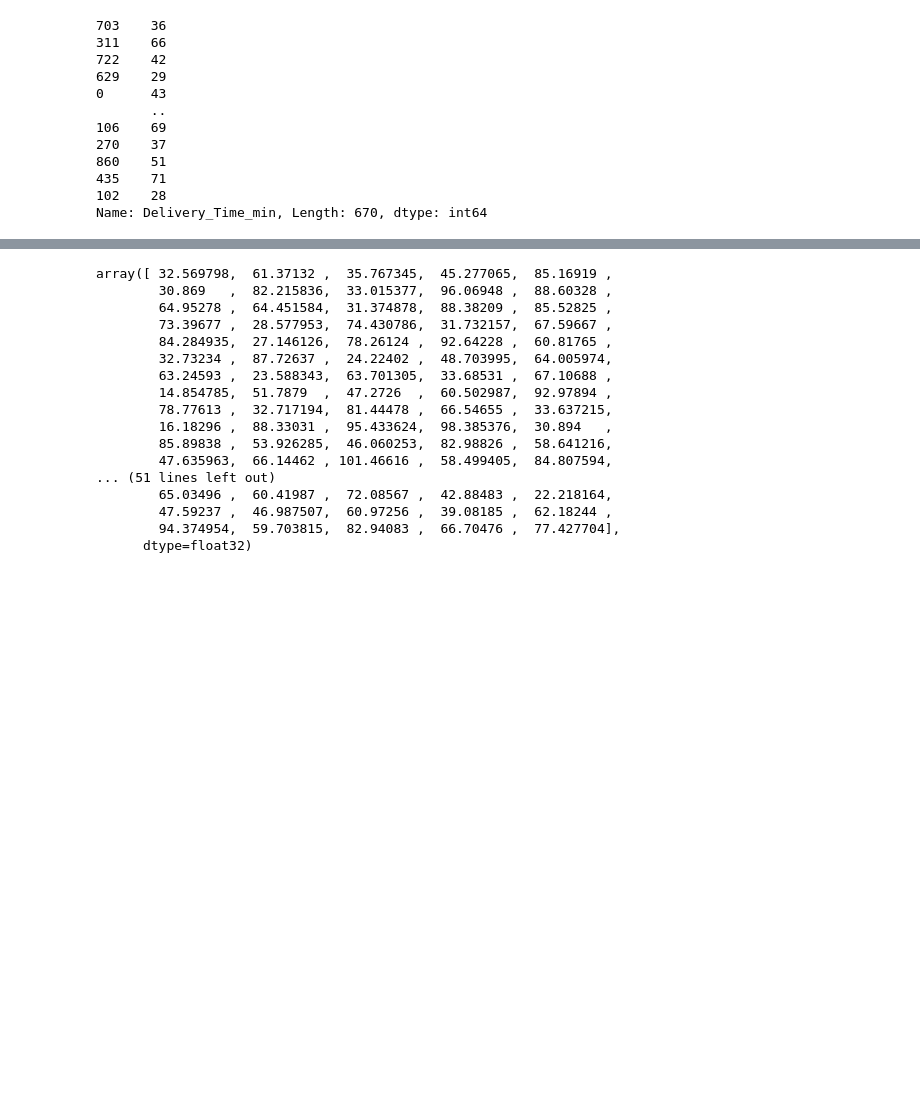
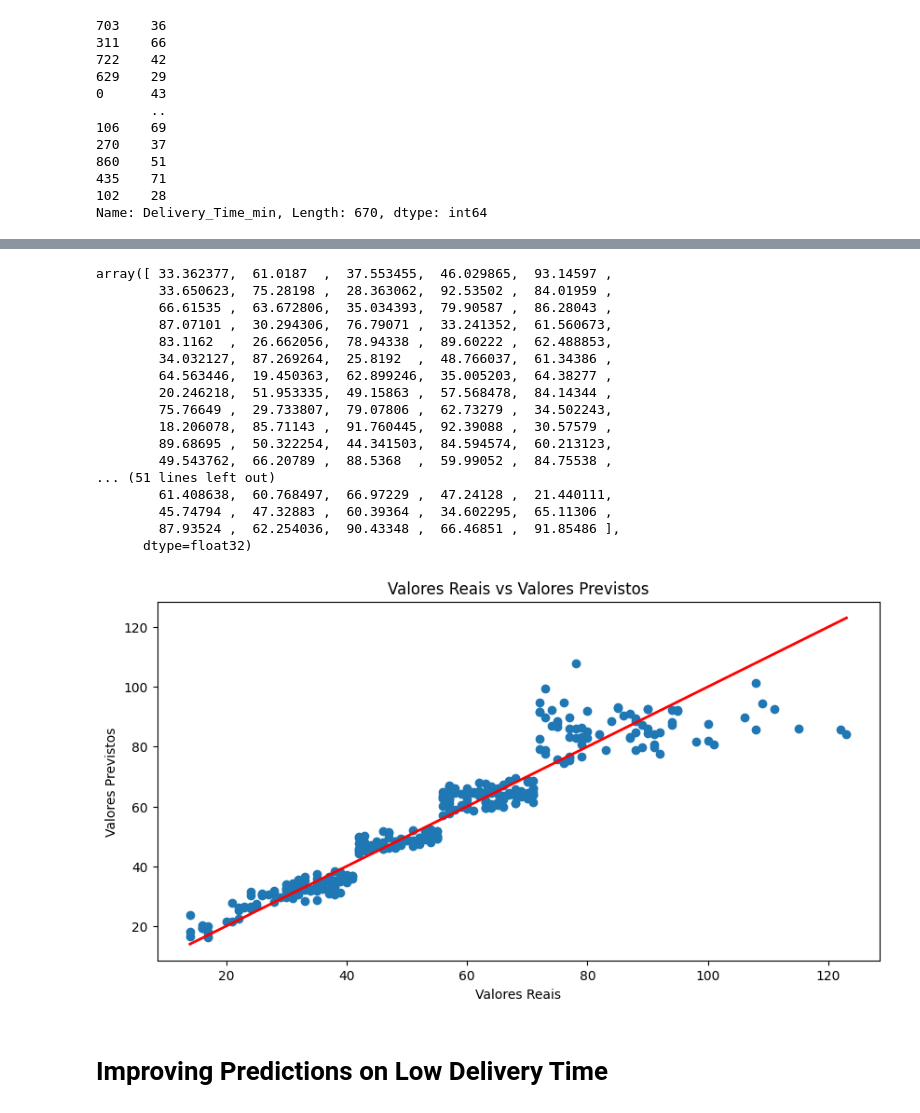
Before and after one commit to gustavofurini/data-science-projects, a Jupyter notebook: food-delivery-time-prediction/main.ipynb, the cells around one changed output, grey strips where cells are left out. Cells and saved outputs as stored; diff of their text form; code cells hidden in the pictures; blank space fills up the shorter version.

```diff
--- a/food-delivery-time-prediction/main.ipynb
+++ b/food-delivery-time-prediction/main.ipynb
@@ -212,4 +301,19 @@ y_train
 102    28
 Name: Delivery_Time_min, Length: 670, dtype: int64
 # %%
-model = xgb.XGBRegressor(objective='reg:squarederror', random_state=42)
+model = xgb.XGBRegressor(random_state=42)
+# %%
+# Search best params
+param_grid = {
+    'n_estimators': [100, 300, 500],
+    'max_depth': [3, 5, 7, 10],
+    'learning_rate': [0.01, 0.05, 0.1, 0.3],
+    'subsample': [0.6, 0.8, 1],
+    'colsample_bytree': [0.6, 0.8, 1],
+    'gamma': [0, 0.1, 0.2],
+}
+
+search = RandomizedSearchCV(model, param_grid, n_iter=30, cv=5, scoring='neg_mean_absolute_error', n_jobs=-1)
+search.fit(x_train, y_train)
+best_model = search.best_estimator_
+best_model
@@ -216,4 +332,4 @@ model = xgb.XGBRegressor(objective='reg:squarederror', random_state=42)
 # %%
-model.fit(x_train, y_train)
+best_model.fit(x_train, y_train)
 # %% [output]
 XGBRegressor(base_score=None, booster=None, callbacks=None,
@@ -247,21 +368,33 @@ Raiz Mean Squared Error: 8.33
 # %%
-predictions = model.predict(x_test)
+predictions = best_model.predict(x_test)
 predictions
 # %% [output]
-array([ 32.569798,  61.37132 ,  35.767345,  45.277065,  85.16919 ,
-        30.869   ,  82.215836,  33.015377,  96.06948 ,  88.60328 ,
-        64.95278 ,  64.451584,  31.374878,  88.38209 ,  85.52825 ,
-        73.39677 ,  28.577953,  74.430786,  31.732157,  67.59667 ,
-        84.284935,  27.146126,  78.26124 ,  92.64228 ,  60.81765 ,
-        32.73234 ,  87.72637 ,  24.22402 ,  48.703995,  64.005974,
-        63.24593 ,  23.588343,  63.701305,  33.68531 ,  67.10688 ,
-        14.854785,  51.7879  ,  47.2726  ,  60.502987,  92.97894 ,
-        78.77613 ,  32.717194,  81.44478 ,  66.54655 ,  33.637215,
-        16.18296 ,  88.33031 ,  95.433624,  98.385376,  30.894   ,
-        85.89838 ,  53.926285,  46.060253,  82.98826 ,  58.641216,
-        47.635963,  66.14462 , 101.46616 ,  58.499405,  84.807594,
+array([ 33.362377,  61.0187  ,  37.553455,  46.029865,  93.14597 ,
+        33.650623,  75.28198 ,  28.363062,  92.53502 ,  84.01959 ,
+        66.61535 ,  63.672806,  35.034393,  79.90587 ,  86.28043 ,
+        87.07101 ,  30.294306,  76.79071 ,  33.241352,  61.560673,
+        83.1162  ,  26.662056,  78.94338 ,  89.60222 ,  62.488853,
+        34.032127,  87.269264,  25.8192  ,  48.766037,  61.34386 ,
+        64.563446,  19.450363,  62.899246,  35.005203,  64.38277 ,
+        20.246218,  51.953335,  49.15863 ,  57.568478,  84.14344 ,
+        75.76649 ,  29.733807,  79.07806 ,  62.73279 ,  34.502243,
+        18.206078,  85.71143 ,  91.760445,  92.39088 ,  30.57579 ,
+        89.68695 ,  50.322254,  44.341503,  84.594574,  60.213123,
+        49.543762,  66.20789 ,  88.5368  ,  59.99052 ,  84.75538 ,
 ... (51 lines left out)
-        65.03496 ,  60.41987 ,  72.08567 ,  42.88483 ,  22.218164,
-        47.59237 ,  46.987507,  60.97256 ,  39.08185 ,  62.18244 ,
-        94.374954,  59.703815,  82.94083 ,  66.70476 ,  77.427704],
+        61.408638,  60.768497,  66.97229 ,  47.24128 ,  21.440111,
+        45.74794 ,  47.32883 ,  60.39364 ,  34.602295,  65.11306 ,
+        87.93524 ,  62.254036,  90.43348 ,  66.46851 ,  91.85486 ],
       dtype=float32)
+# %%
+plt.figure(figsize=(10, 5))
+plt.scatter(y_test, predictions)
+plt.plot([y_test.min(), y_test.max()], [y_test.min(), y_test.max()], color='red', linewidth=2)
+plt.xlabel('Valores Reais')
+plt.ylabel('Valores Previstos')
+plt.title('Valores Reais vs Valores Previstos')
+plt.show()
+# %% [output]
+[figure, added]
+# %% [markdown]
+# **Improving Predictions on Low Delivery Time**
```
Also changed, not shown: parts of 28 cells of this notebook.
